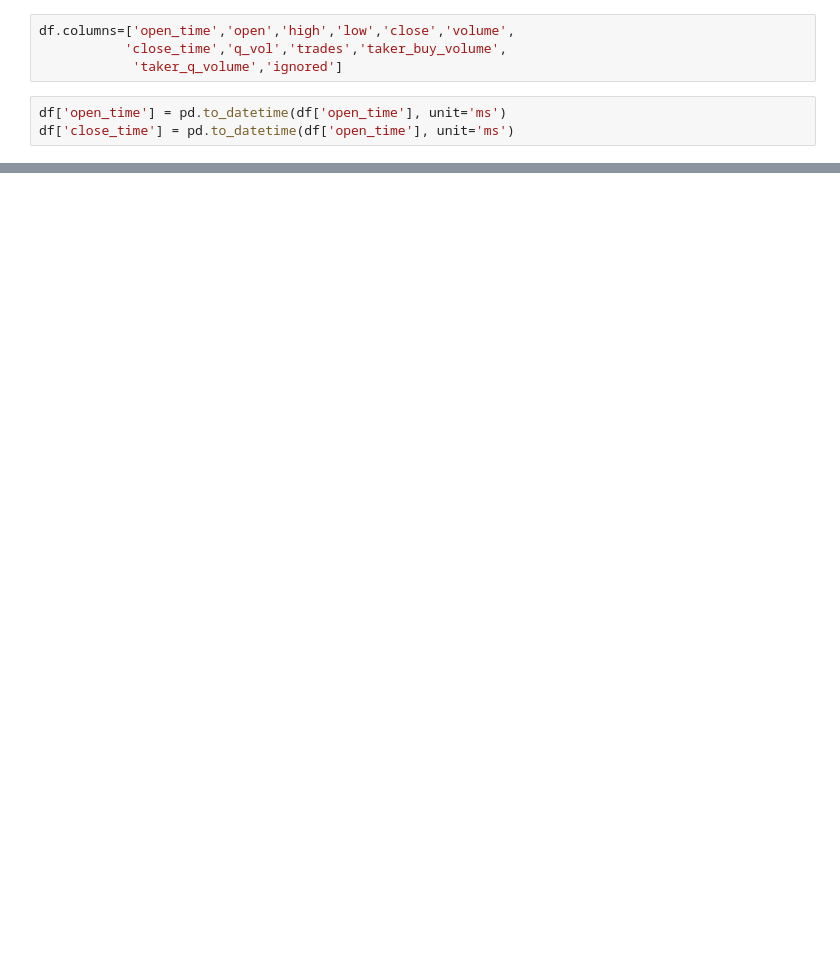
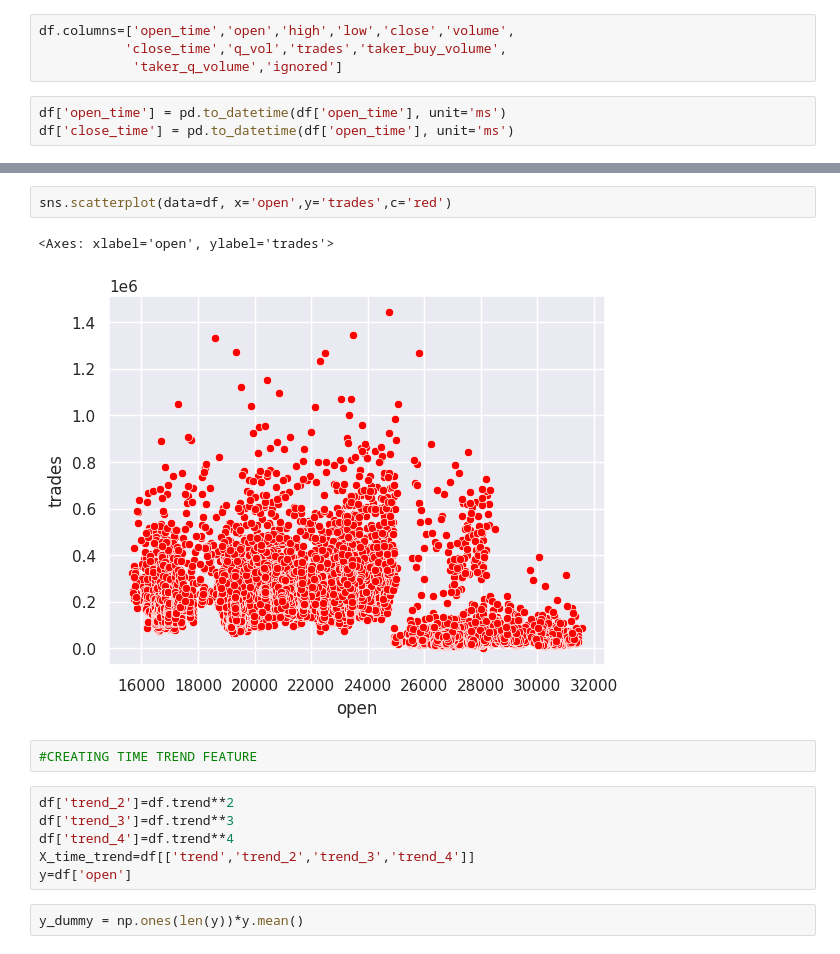
Before and after one commit to KolyaYashin/notebooks, a Jupyter notebook: crypto.ipynb, the cells around one changed output, grey strips where cells are left out. Cells and saved outputs as stored; diff of their text form; blank space fills up the shorter version.

Commit message:
added time and average features

```diff
--- a/crypto.ipynb
+++ b/crypto.ipynb
@@ -92,0 +83,15 @@ sns.lineplot(data=df,x='time',y='open')
+# %%
+sns.scatterplot(data=df, x='open',y='trades',c='red')
+# %% [output]
+<Axes: xlabel='open', ylabel='trades'>
+[figure, added]
+# %%
+#CREATING TIME TREND FEATURE
+# %%
+df['trend_2']=df.trend**2
+df['trend_3']=df.trend**3
+df['trend_4']=df.trend**4
+X_time_trend=df[['trend','trend_2','trend_3','trend_4']]
+y=df['open']
+# %%
+y_dummy = np.ones(len(y))*y.mean()
```
Also changed, not shown: parts of 17 cells of this notebook.
